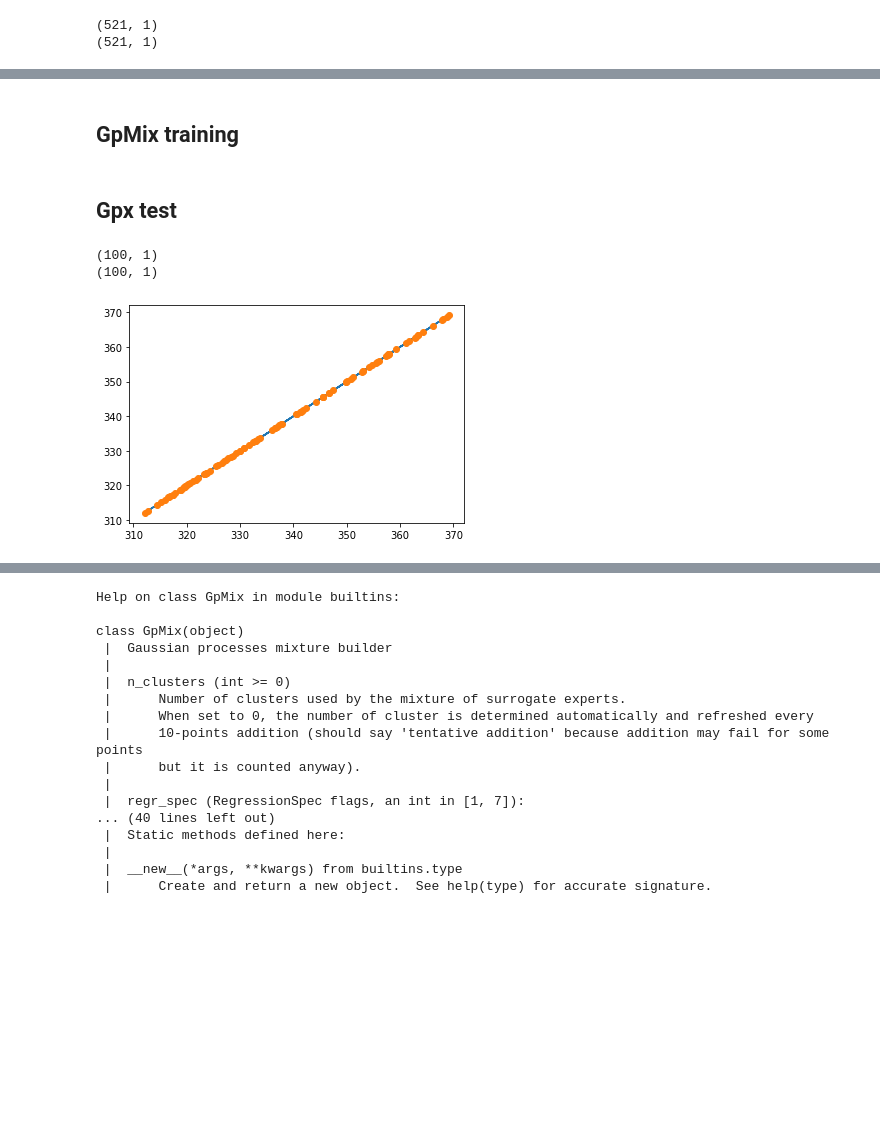
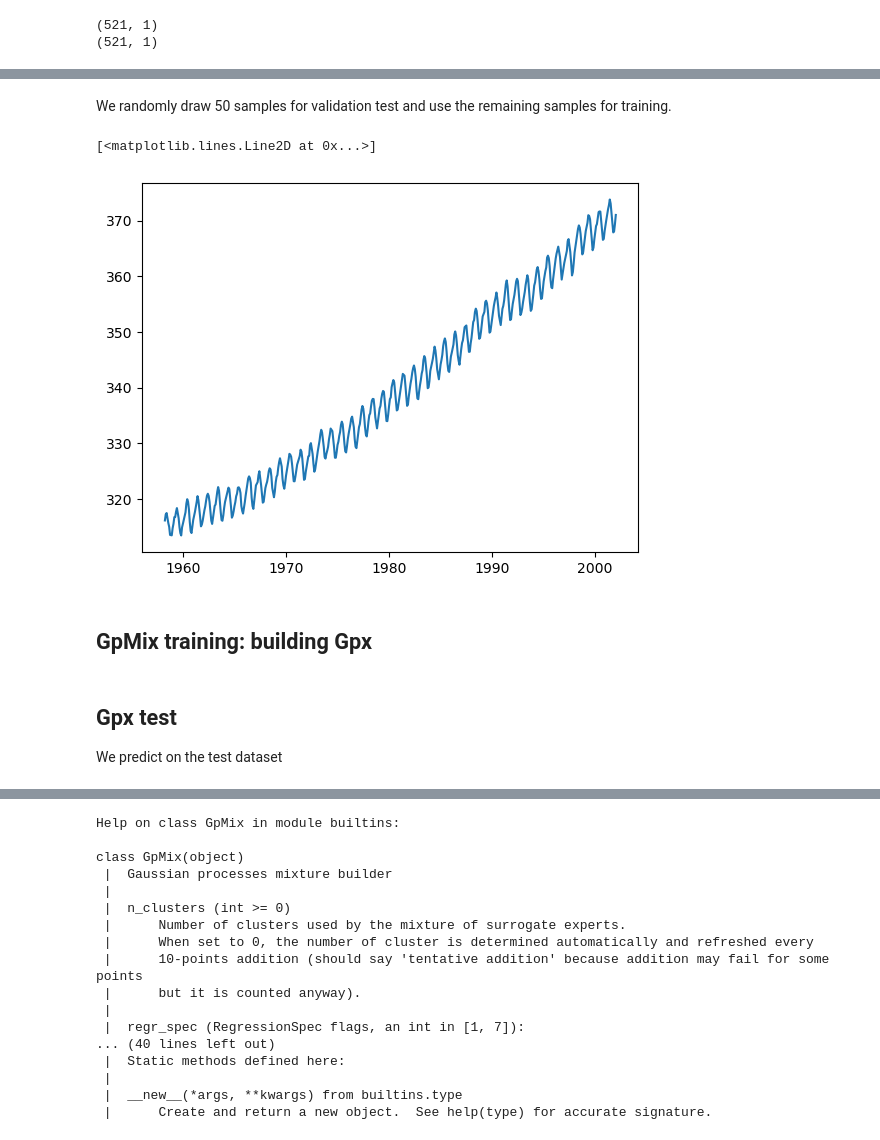
Before and after one commit to relf/egobox, a Jupyter notebook: doc/Gpx_MaunaLoaCO2.ipynb, the cells around one changed output, grey strips where cells are left out. Saved outputs shown, nothing was run; the diff lists cells and outputs as text; code cells hidden in the pictures; blank space fills up the shorter version.

```diff
--- a/doc/Gpx_MaunaLoaCO2.ipynb
+++ b/doc/Gpx_MaunaLoaCO2.ipynb
@@ -71,5 +56,23 @@ plt.plot(X, y)
-# %% [markdown]
-## GpMix training
+# %% [markdown]
+We randomly draw 50 samples for validation test and use the remaining samples for training.
+# %%
+np.random.seed(42)
+idx = np.random.randint(len(y), size=50)
+mask = np.zeros(len(y), dtype=bool)
+mask[idx] = True
+mask[~idx] = False
+
+X_test = X[mask, :]
+y_test = y[mask, :]
+X_train = X[~mask, :]
+y_train = y[~mask, :]
+
+plt.plot(X_train, y_train)
+# %% [output]
+[<matplotlib.lines.Line2D at 0x...>]
+[figure, added]
+# %% [markdown]
+## GpMix training: building Gpx
 # %%
 import egobox as egx
 
@@ -81,4 +86,6 @@ gpmix.set_training_values(X, y)
 gpx = gpmix.train()
 # %% [markdown]
 ## Gpx test
+
+We predict on the test dataset
 # %%
@@ -89,9 +92,0 @@ y_pred = gpx.predict_values(X_test)
-# %%
-plt.plot(y_test, y_test, '-')
-plt.plot(y_test, y_pred, 'o')
-print(y_test.shape)
-print(y_pred.shape)
-# %% [output]
-(100, 1)
-(100, 1)
-[figure, removed]
```
Also changed, not shown: parts of 15 cells of this notebook.
